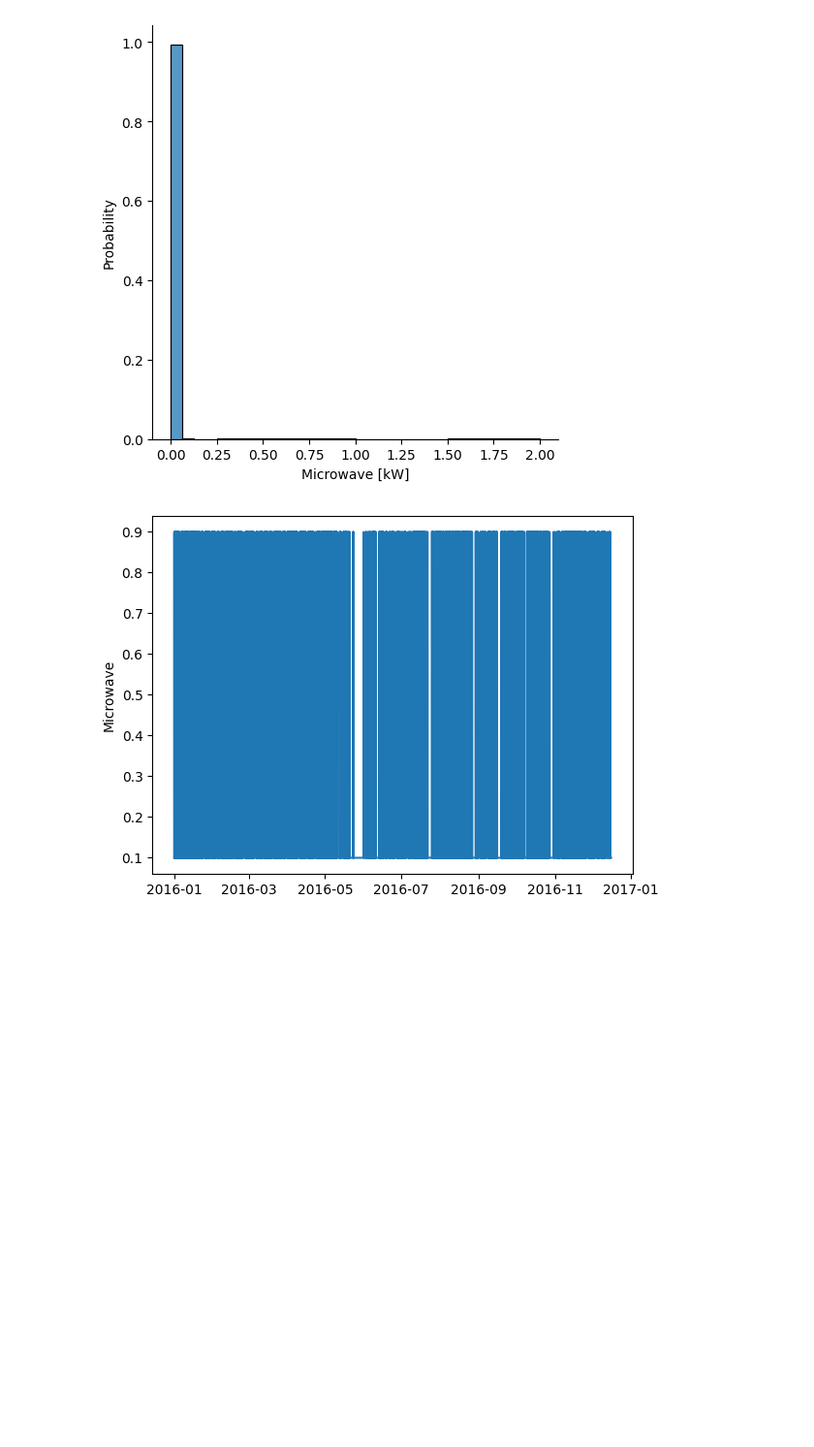
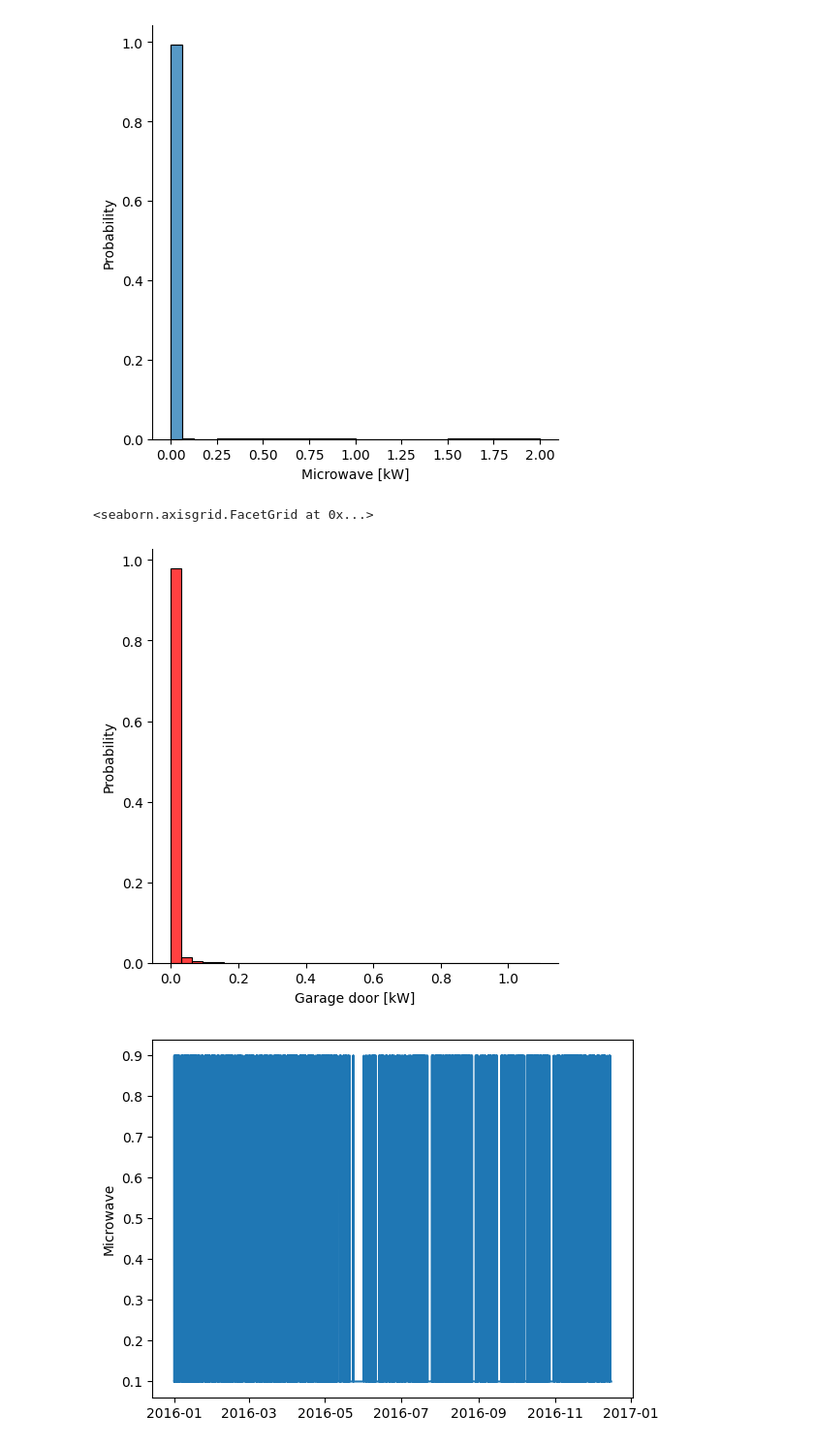
Before and after one commit to smartHome-LUCAMI/Projekt, a Jupyter notebook: data_preparation.ipynb, the cells around one changed output. Shown: that part at 97% size. Cells and saved outputs as stored; diff of their text form; code cells hidden in the pictures; blank space fills up the shorter version.

```diff
--- a/data_preparation.ipynb
+++ b/data_preparation.ipynb
@@ -93,6 +93,11 @@ sns.displot(df_original['Microwave [kW]'], bins = [0, 0.0625, 0.125, 0.25, 0.50,
 # %% [output]
 <seaborn.axisgrid.FacetGrid at 0x...>
 [figure]
+# %%
+sns.displot(df_original['Garage door [kW]'], binwidth=2/64, stat="probability", color="red")
+# %% [output]
+<seaborn.axisgrid.FacetGrid at 0x...>
+[figure, added]
 # %%
 df = df_original[['Microwave [kW]']].copy(deep = True)
 df.rename(columns={'Microwave [kW]':'Microwave'}, inplace=True)
```
Also changed, not shown: parts of 7 cells of this notebook, 6 other files.
